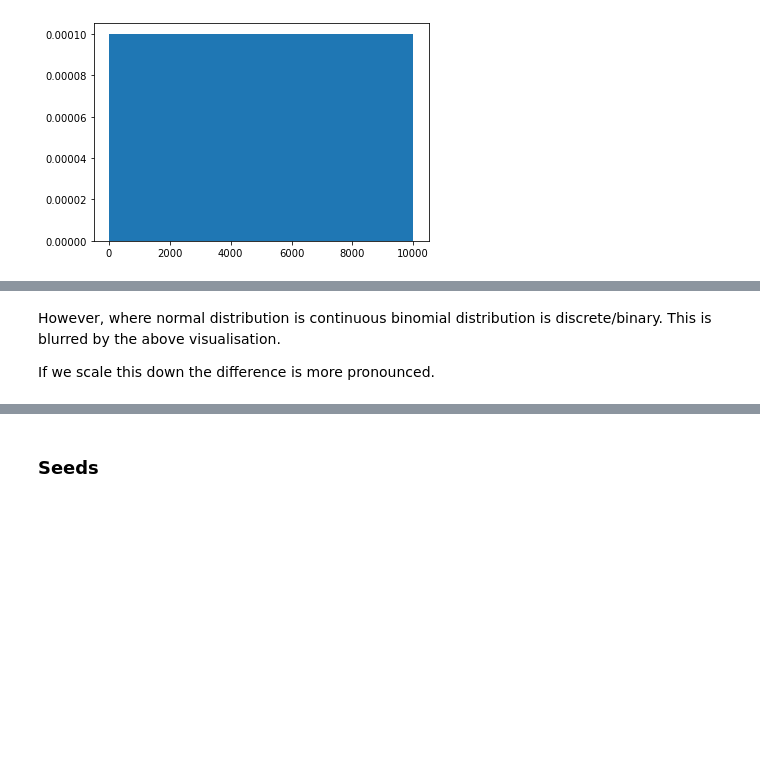
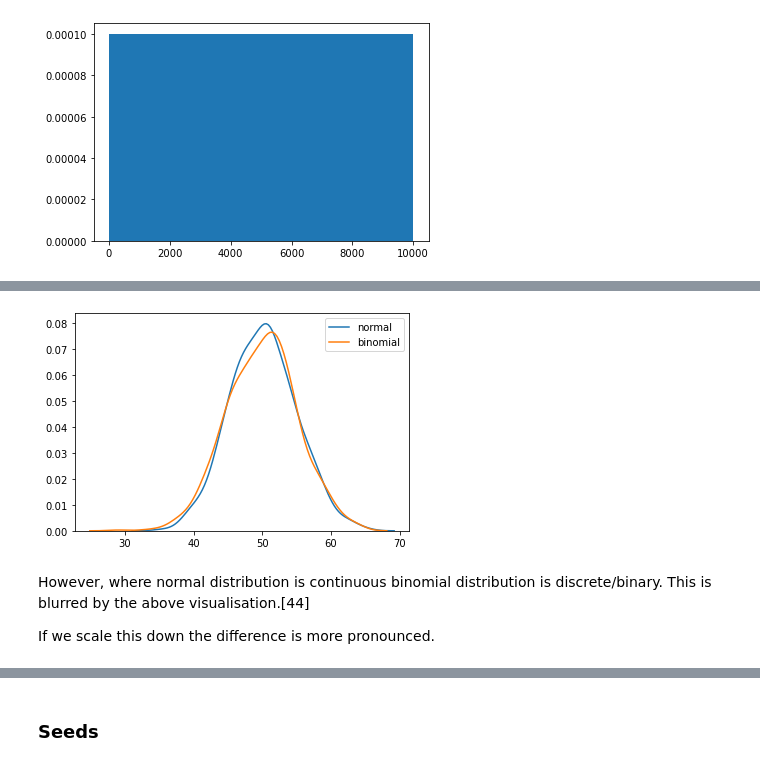
Before and after one commit to SharonNicG/52465-Assignment, a Jupyter notebook: NumPy-Random Assignment.ipynb, the cells around one changed output, grey strips where cells are left out. Saved outputs shown, nothing was run; the diff lists cells and outputs as text; code cells hidden in the pictures; blank space fills up the shorter version.

```diff
--- a/NumPy-Random Assignment.ipynb
+++ b/NumPy-Random Assignment.ipynb
@@ -471,14 +534,16 @@ Binomial Distribution can appear to be similar to a Normal Distribution.
 # %%
 # Here we are looking for both a normal distribution and a binomial distribution
 # to appear on the same distribution plot
 # with the parameters of each set to show how similar they can appear
 
-sns.distplot(np.random.normal(loc=50, scale=5, size=1000), hist=False, kde=True, label='normal')
-sns.distplot(np.random.binomial(n=100, p=0.5, size=1000), hist=False, kde=True, label='binomial')
+sns.distplot(rng.normal(loc=50, scale=5, size=1000), hist=False, kde=True, label='normal')
+sns.distplot(rng.binomial(n=100, p=0.5, size=1000), hist=False, kde=True, label='binomial')
 
 plt.show()
+# %% [output]
+[figure, added]
 # %% [markdown]
-However, where normal distribution is continuous binomial distribution is discrete/binary. This is blurred by the above visualisation.
+However, where normal distribution is continuous binomial distribution is discrete/binary. This is blurred by the above visualisation.[44]
 
 If we scale this down the difference is more pronounced.
 # %%
```
Also changed, not shown: parts of 41 cells of this notebook.
